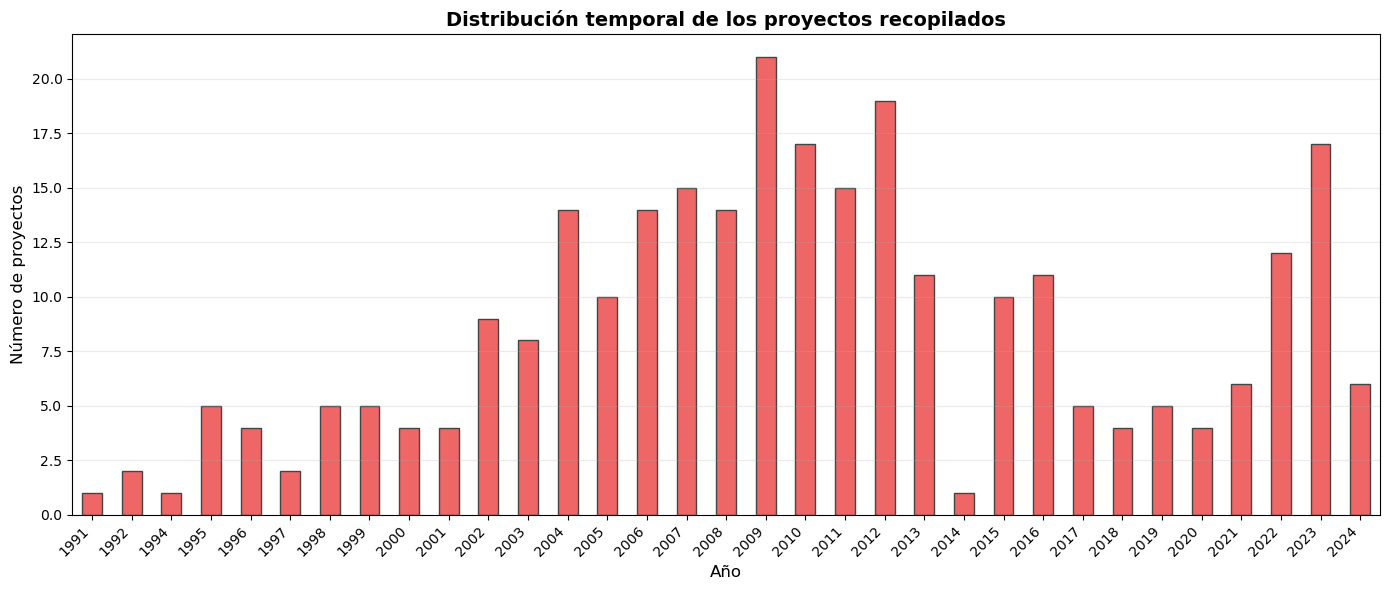
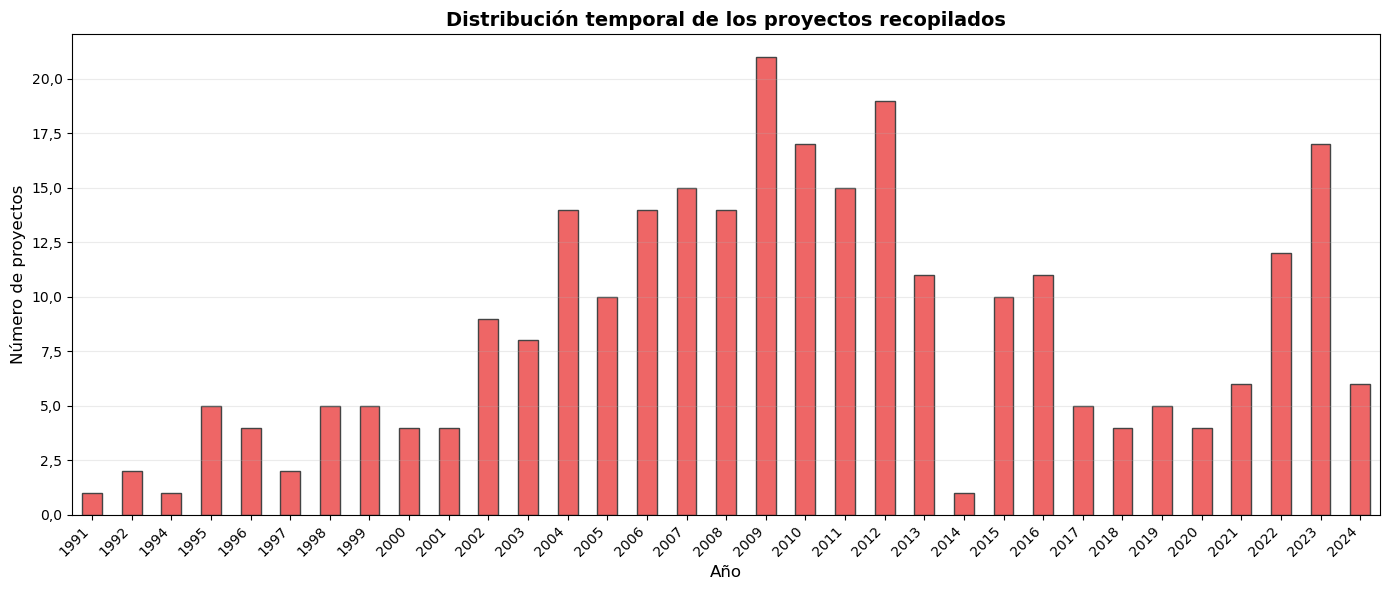
The change to this notebook cell's code, shown as a diff; its figure went from the first image to the second:
--- before
+++ after
@@ -1,5 +1,6 @@
 # ========== GENERACIÓN DEL GRÁFICO ==========
 
-# Crear figura con especificaciones del usuario
+conteo_por_anio = df_proyectos_unicos["AÑO"].value_counts().sort_index()
+
 plt.figure(figsize=(14, 6))
 conteo_por_anio.plot(
@@ -10,18 +11,14 @@
 )
 
-plt.title("Distribución temporal de los proyectos recopilados", fontsize=14, fontweight='bold')
+plt.title("Distribución temporal de los proyectos recopilados", fontsize=14, fontweight="bold")
 plt.xlabel("Año", fontsize=12)
 plt.ylabel("Número de proyectos", fontsize=12)
 plt.xticks(rotation=45, ha="right")
-plt.tight_layout()
 plt.grid(axis="y", alpha=0.25)
 
-# Crear directorio si no existe
-os.makedirs("C:/Code/tfg-gcd/Imgs", exist_ok=True)
+ax = plt.gca()
+ax.yaxis.set_major_formatter(FuncFormatter(formato_coma_decimal_1))
 
-# Guardar la imagen
-ruta_salida = "C:/Code/tfg-gcd/Imgs/eda_proyectos_por_anio.png"
-plt.savefig(ruta_salida, dpi=300, bbox_inches="tight")
-print(f"\n✓ Imagen guardada en: {ruta_salida}")
+plt.tight_layout()
 
 plt.show()
@@ -35,4 +32,3 @@
 print(f"✓ Proyectos únicos (TÍTULO + AÑO): {len(df_proyectos_unicos)}")
 print(f"✓ Rango de años: {int(conteo_por_anio.index.min())} - {int(conteo_por_anio.index.max())}")
-print(f"✓ Figura guardada: {ruta_salida}")
 print("="*80)

Commit: Memoria final (#113)